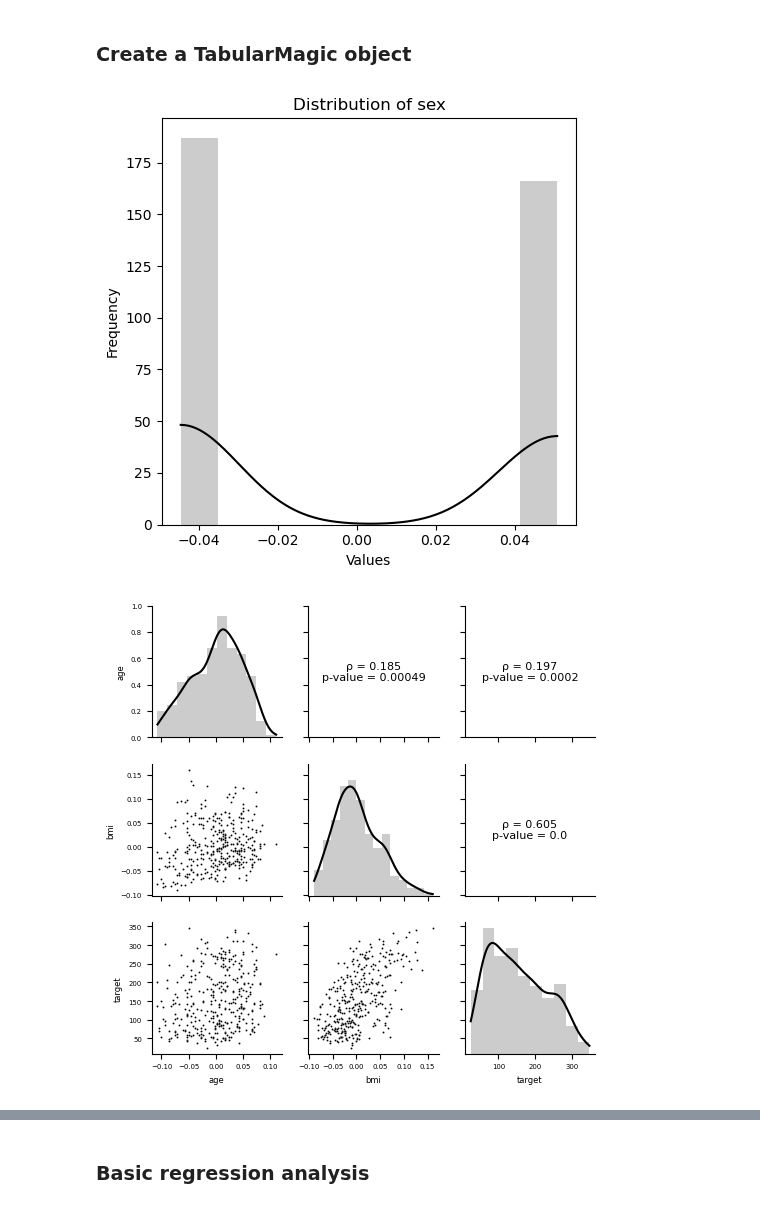
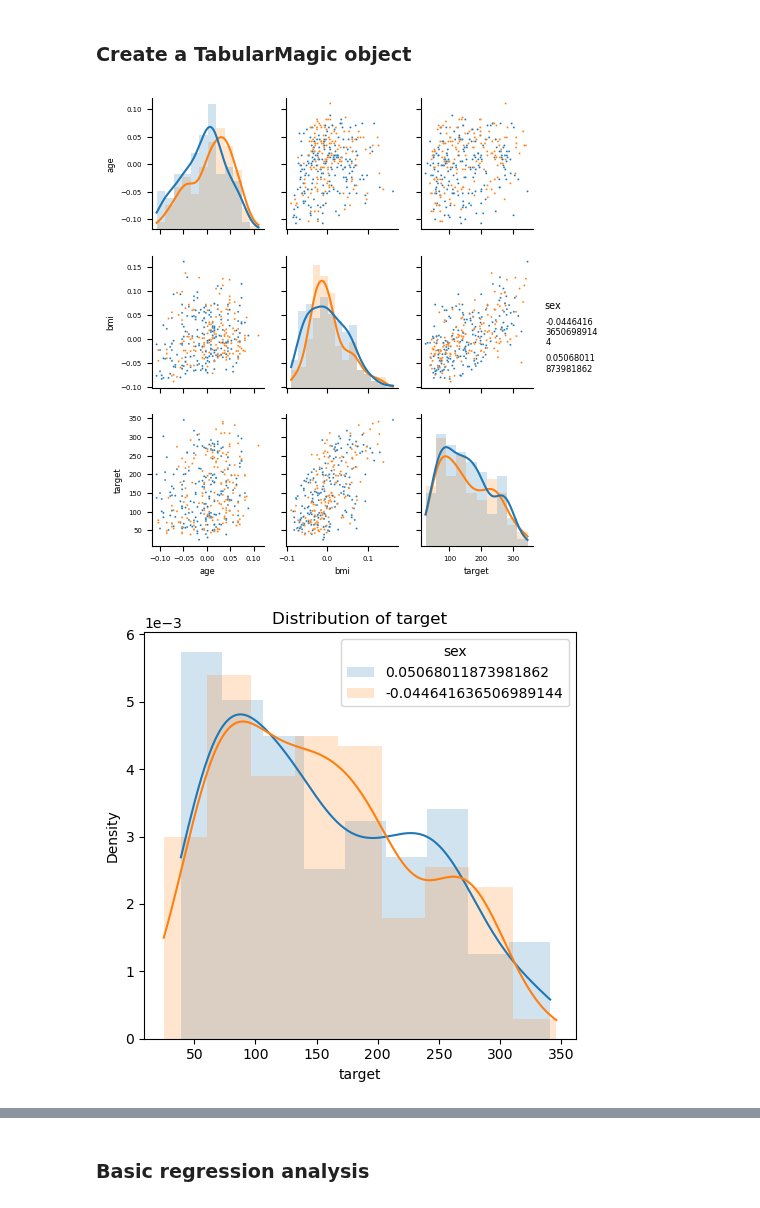
Before and after one commit to ajy25/TabularMagic, a Jupyter notebook: demo/simple_regression_demo.ipynb, the cells around one changed output, grey strips where cells are left out. Drawn from its saved outputs; the diff is of its cells as text; code cells hidden in the pictures.

```diff
--- a/demo/simple_regression_demo.ipynb
+++ b/demo/simple_regression_demo.ipynb
@@ -24,9 +24,8 @@ display(df.head())
 # %%
 tm = TabularMagic(df, test_size=0.2, split_seed=42)
 train_eda = tm.eda()
-display(train_eda.plot_distribution('sex',figsize=(5, 5)))
-display(train_eda.plot_continuous_pairs(continuous_vars=['age', 'bmi', 'target']))
+display(train_eda.plot_continuous_pairs(continuous_vars=['age', 'bmi', 'target'], stratify_by_var='sex'))
 display(train_eda.plot_distribution_stratified('target', 'sex', include_hist=True))
 # %% [output]
-[figure, old version]
+[figure, new version]
-[figure, old version]
+[figure, new version]
```
Also changed, not shown: parts of 3 cells of this notebook, 1 other file.
